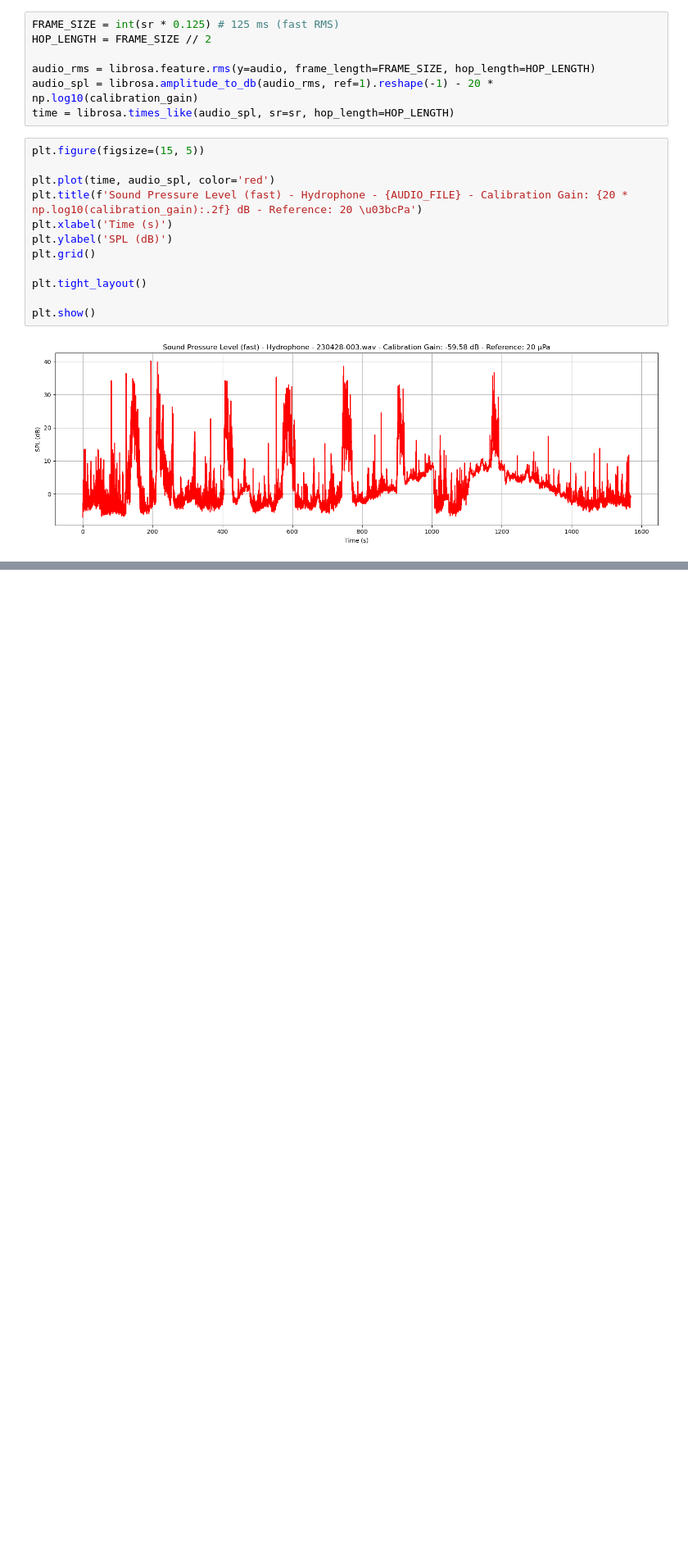
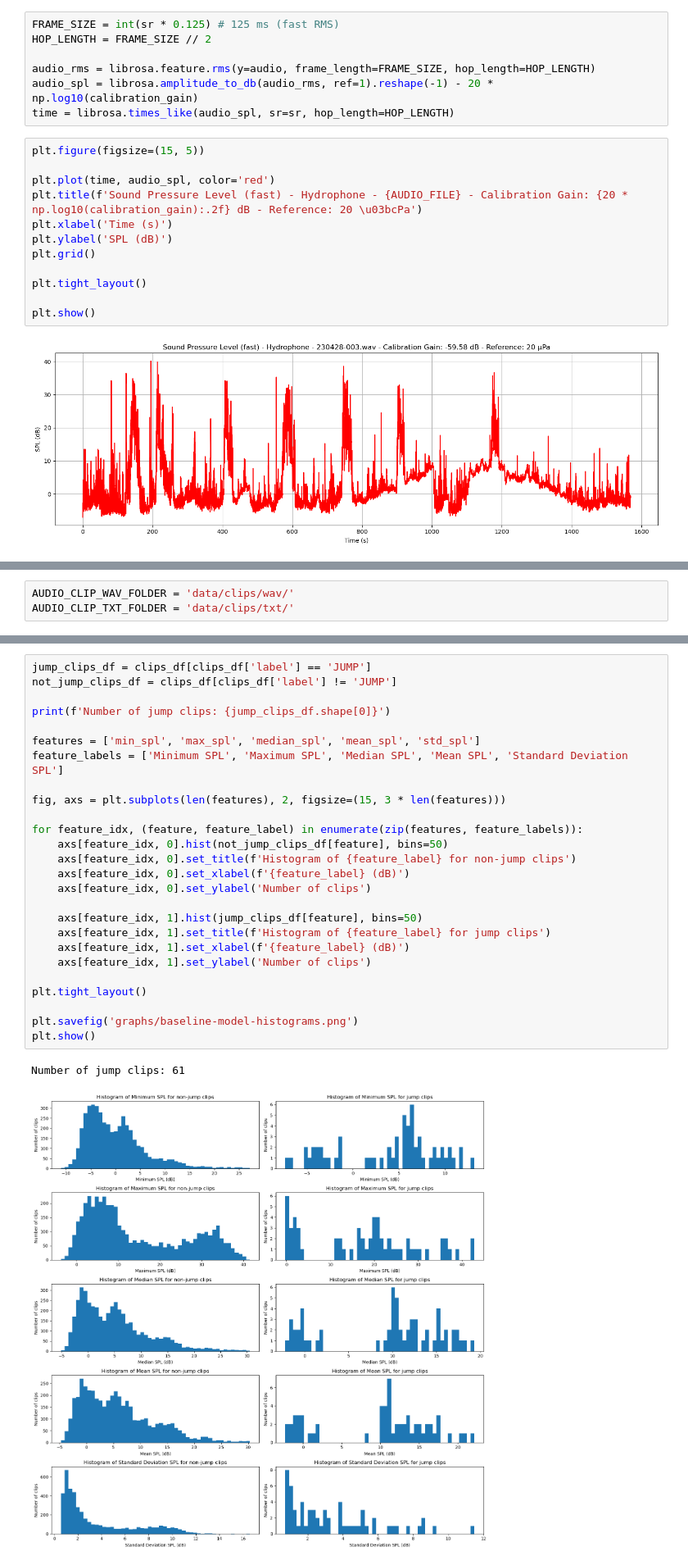
Before and after one commit to CE8-ComputerEng/semester-project, a Jupyter notebook: baseline_model.ipynb, the cells around one changed output, grey strips where cells are left out. Shown at 82% size. Drawn from its saved outputs; the diff is of its cells as text; blank space fills up the shorter version.

Commit message:
Add baseline model.

```diff
--- a/baseline_model.ipynb
+++ b/baseline_model.ipynb
@@ -148,0 +125,3 @@ plt.show()
+# %%
+AUDIO_CLIP_WAV_FOLDER = 'data/clips/wav/'
+AUDIO_CLIP_TXT_FOLDER = 'data/clips/txt/'
@@ -148,0 +193,29 @@ plt.show()
+# %%
+jump_clips_df = clips_df[clips_df['label'] == 'JUMP']
+not_jump_clips_df = clips_df[clips_df['label'] != 'JUMP']
+
+print(f'Number of jump clips: {jump_clips_df.shape[0]}')
+
+features = ['min_spl', 'max_spl', 'median_spl', 'mean_spl', 'std_spl']
+feature_labels = ['Minimum SPL', 'Maximum SPL', 'Median SPL', 'Mean SPL', 'Standard Deviation SPL']
+
+fig, axs = plt.subplots(len(features), 2, figsize=(15, 3 * len(features)))
+
+for feature_idx, (feature, feature_label) in enumerate(zip(features, feature_labels)):
+    axs[feature_idx, 0].hist(not_jump_clips_df[feature], bins=50)
+    axs[feature_idx, 0].set_title(f'Histogram of {feature_label} for non-jump clips')
+    axs[feature_idx, 0].set_xlabel(f'{feature_label} (dB)')
+    axs[feature_idx, 0].set_ylabel('Number of clips')
+
+    axs[feature_idx, 1].hist(jump_clips_df[feature], bins=50)
+    axs[feature_idx, 1].set_title(f'Histogram of {feature_label} for jump clips')
+    axs[feature_idx, 1].set_xlabel(f'{feature_label} (dB)')
+    axs[feature_idx, 1].set_ylabel('Number of clips')
+
+plt.tight_layout()
+
+plt.savefig('graphs/baseline-model-histograms.png')
+plt.show()
+# %% [output]
+Number of jump clips: 61
+[figure, added]
```
Also changed, not shown: parts of 20 cells of this notebook, 2 other files.
